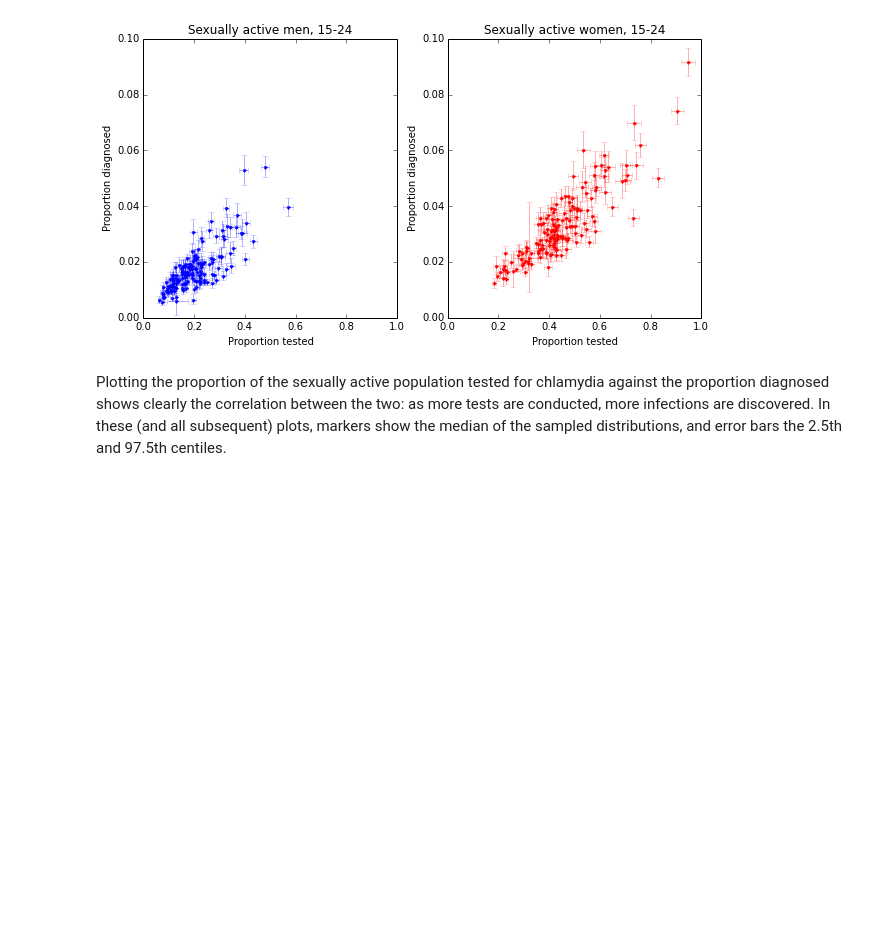
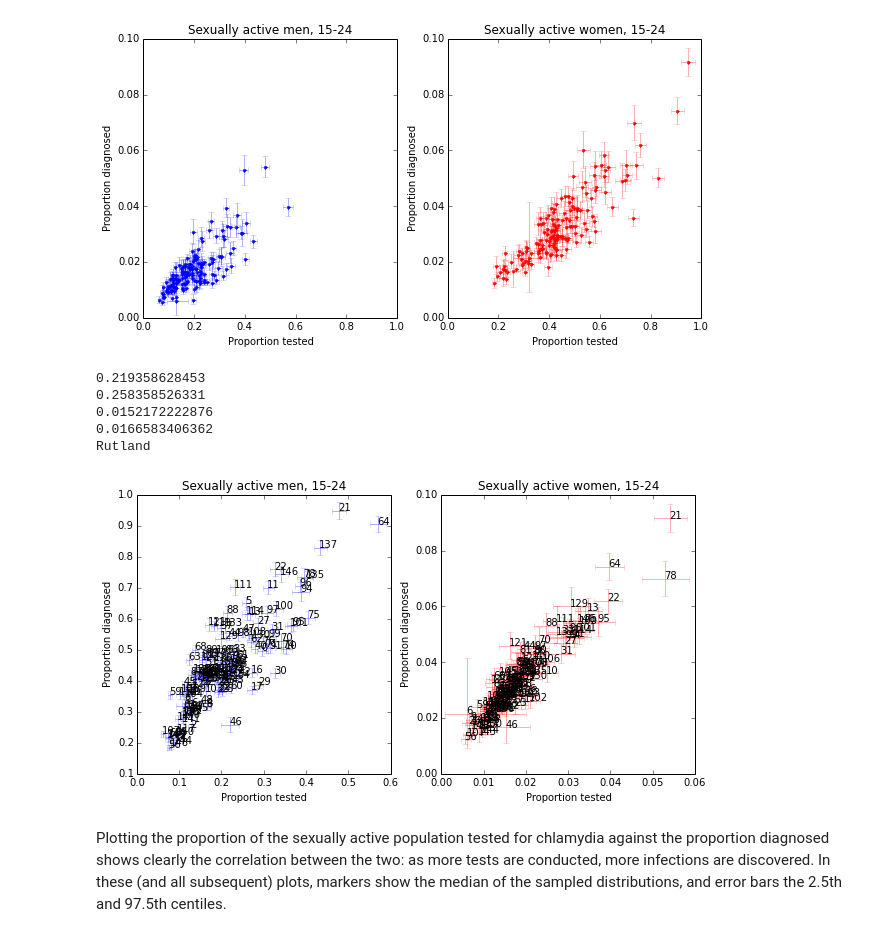
Before and after one commit to joanna-lewis/ct_surveillance, a Jupyter notebook: local_authorities.ipynb, the cells around one changed output. Saved outputs shown, nothing was run; the diff lists cells and outputs as text; code cells hidden in the pictures; blank space fills up the shorter version.

```diff
--- a/local_authorities.ipynb
+++ b/local_authorities.ipynb
@@ -126,6 +126,39 @@ ax1.set_ylim([0,0.1]); ax2.set_ylim([0,0.1])
 # %% [output]
 (0, 0.1)
 [figure]
+# %%
+fig = plt.figure(figsize = (10,5))
+ax1 = fig.add_subplot(121)
+ax2 = fig.add_subplot(122)
+
+plt_ppc(ax1, test_sample_m, test_sample_f, 0, 95, 'b', alpha=0.3)
+for i in range(151):
+    ax1.text(percentile(test_sample_m[:,i], 50), percentile(test_sample_f[:,i], 50), str(i))
+#ax1.plot(percentile(test_sample_m, 50, 0), percentile(test_sample_f, 50, 0), '.b')
+plt_ppc(ax2, diag_sample_m, diag_sample_f, 0, 95, 'r', alpha=0.3)
+for i in range(151):
+    ax2.text(percentile(diag_sample_m[:,i], 50), percentile(diag_sample_f[:,i], 50), str(i))
+#ax2.plot(percentile(diag_sample_m, 50, 0), percentile(diag_sample_f, 50, 0), '.r')
+
+ax1.set_title('Sexually active men, 15-24'); ax2.set_title('Sexually active women, 15-24')
+
+ax1.set_xlabel('Proportion tested'); ax2.set_xlabel('Proportion tested')
+ax1.set_ylabel('Proportion diagnosed'); ax2.set_ylabel('Proportion diagnosed')
+
+print(percentile(test_sample_m[:,46], 50))
+print(percentile(test_sample_f[:,46], 50))
+print(percentile(diag_sample_m[:,46], 50))
+print(percentile(diag_sample_f[:,46], 50))
+print(alldata['la'][46])
+#ax1.set_xlim([0,1]); ax2.set_xlim([0,1])
+#ax1.set_ylim([0,0.1]); ax2.set_ylim([0,0.1])
+# %% [output]
+0.219358628453
+0.258358526331
+0.0152172222876
+0.0166583406362
+Rutland
+[figure, added]
 # %% [markdown]
 Plotting the proportion of the sexually active population tested for chlamydia against the proportion diagnosed shows clearly the correlation between the two: as more tests are conducted, more infections are discovered. In these (and all subsequent) plots, markers show the median of the sampled distributions, and error bars the 2.5th and 97.5th centiles.
 # %% [markdown]
```
Also changed, not shown: 1 other file.
